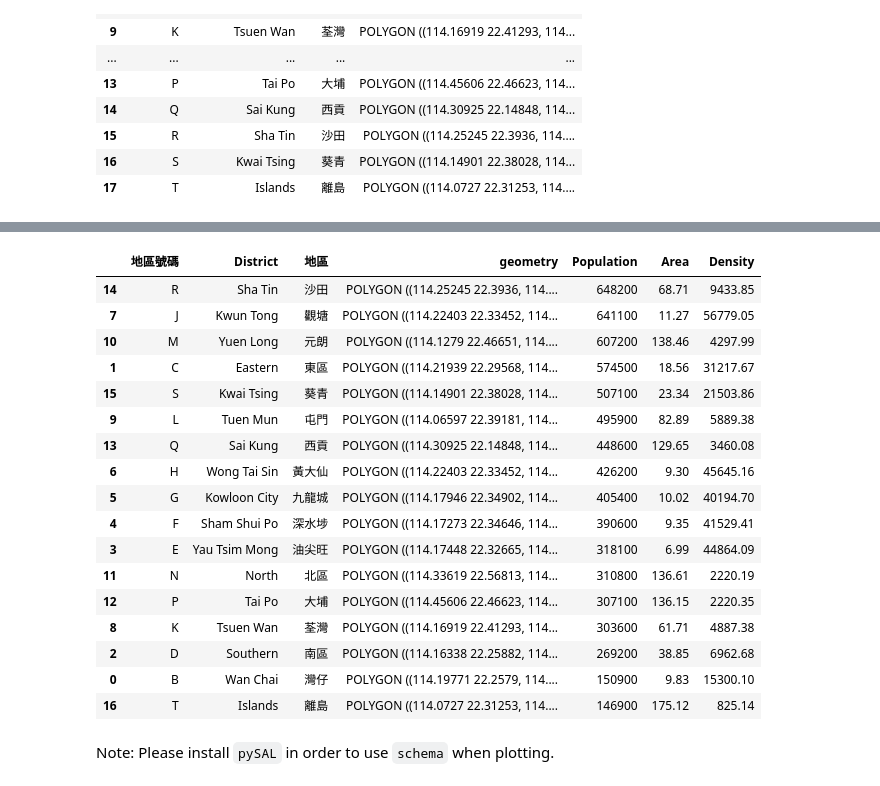
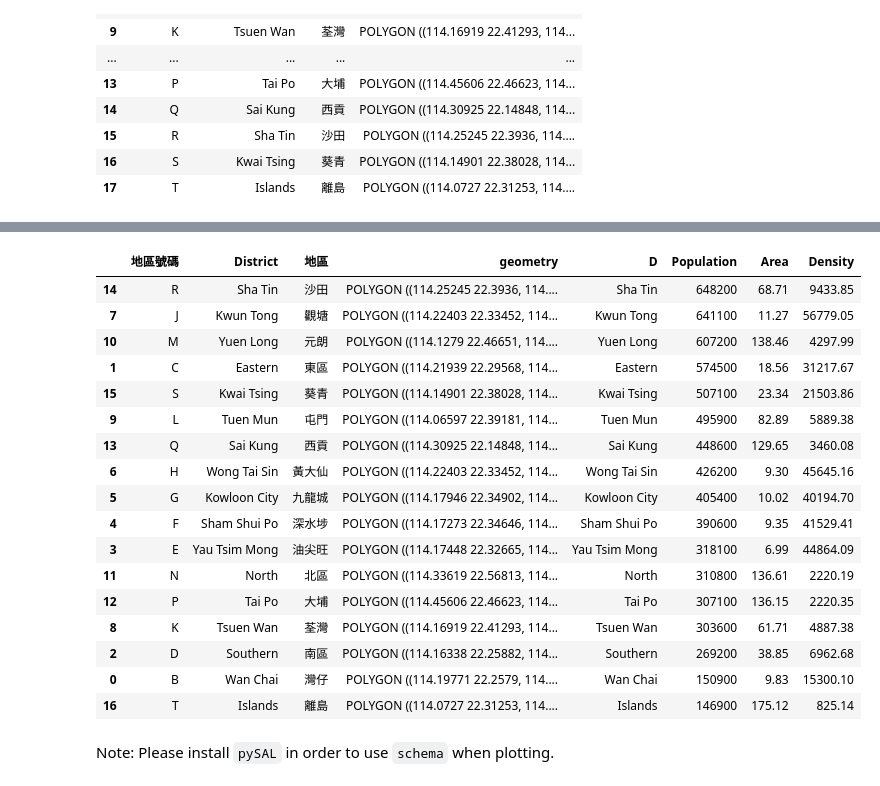
Before and after one commit to KFCMike/python-for-hkpug, a Jupyter notebook: Data Visualization.ipynb, the cells around one changed output, grey strips where cells are left out. Saved outputs shown, nothing was run; the diff lists cells and outputs as text; code cells hidden in the pictures.

```diff
--- a/Data Visualization.ipynb
+++ b/Data Visualization.ipynb
@@ -107,27 +130,28 @@ You should consider upgrading via the 'pip install --upgrade pip' command.
 # %%
 population = pd.read_csv('Population.csv')
-hkg2 = hkg.merge(population, on='District')
+population.columns = ['D', 'Chinese', 'Population', 'Area', 'Density']
+hkg2 = hkg.merge(population, left_on='District', right_on='D')
 del hkg2['Chinese']
 hkg2.sort_values(by='Population', ascending=False)
 # %% [output]
-|  | 地區號碼 | District | 地區 | geometry | Population | Area | Density |
-| 14 | R | Sha Tin | 沙田 | POLYGON ((114.25245 22.3936, 114.... | 648200 | 68.71 | 9433.85 |
-| 7 | J | Kwun Tong | 觀塘 | POLYGON ((114.22403 22.33452, 114... | 641100 | 11.27 | 56779.05 |
-| 10 | M | Yuen Long | 元朗 | POLYGON ((114.1279 22.46651, 114.... | 607200 | 138.46 | 4297.99 |
-| 1 | C | Eastern | 東區 | POLYGON ((114.21939 22.29568, 114... | 574500 | 18.56 | 31217.67 |
-| 15 | S | Kwai Tsing | 葵青 | POLYGON ((114.14901 22.38028, 114... | 507100 | 23.34 | 21503.86 |
-| 9 | L | Tuen Mun | 屯門 | POLYGON ((114.06597 22.39181, 114... | 495900 | 82.89 | 5889.38 |
-| 13 | Q | Sai Kung | 西貢 | POLYGON ((114.30925 22.14848, 114... | 448600 | 129.65 | 3460.08 |
-| 6 | H | Wong Tai Sin | 黃大仙 | POLYGON ((114.22403 22.33452, 114... | 426200 | 9.30 | 45645.16 |
-| 5 | G | Kowloon City | 九龍城 | POLYGON ((114.17946 22.34902, 114... | 405400 | 10.02 | 40194.70 |
-| 4 | F | Sham Shui Po | 深水埗 | POLYGON ((114.17273 22.34646, 114... | 390600 | 9.35 | 41529.41 |
-| 3 | E | Yau Tsim Mong | 油尖旺 | POLYGON ((114.17448 22.32665, 114... | 318100 | 6.99 | 44864.09 |
-| 11 | N | North | 北區 | POLYGON ((114.33619 22.56813, 114... | 310800 | 136.61 | 2220.19 |
-| 12 | P | Tai Po | 大埔 | POLYGON ((114.45606 22.46623, 114... | 307100 | 136.15 | 2220.35 |
-| 8 | K | Tsuen Wan | 荃灣 | POLYGON ((114.16919 22.41293, 114... | 303600 | 61.71 | 4887.38 |
-| 2 | D | Southern | 南區 | POLYGON ((114.16338 22.25882, 114... | 269200 | 38.85 | 6962.68 |
-| 0 | B | Wan Chai | 灣仔 | POLYGON ((114.19771 22.2579, 114.... | 150900 | 9.83 | 15300.10 |
-| 16 | T | Islands | 離島 | POLYGON ((114.0727 22.31253, 114.... | 146900 | 175.12 | 825.14 |
+|  | 地區號碼 | District | 地區 | geometry | D | Population | Area | Density |
+| 14 | R | Sha Tin | 沙田 | POLYGON ((114.25245 22.3936, 114.... | Sha Tin | 648200 | 68.71 | 9433.85 |
+| 7 | J | Kwun Tong | 觀塘 | POLYGON ((114.22403 22.33452, 114... | Kwun Tong | 641100 | 11.27 | 56779.05 |
+| 10 | M | Yuen Long | 元朗 | POLYGON ((114.1279 22.46651, 114.... | Yuen Long | 607200 | 138.46 | 4297.99 |
+| 1 | C | Eastern | 東區 | POLYGON ((114.21939 22.29568, 114... | Eastern | 574500 | 18.56 | 31217.67 |
+| 15 | S | Kwai Tsing | 葵青 | POLYGON ((114.14901 22.38028, 114... | Kwai Tsing | 507100 | 23.34 | 21503.86 |
+| 9 | L | Tuen Mun | 屯門 | POLYGON ((114.06597 22.39181, 114... | Tuen Mun | 495900 | 82.89 | 5889.38 |
+| 13 | Q | Sai Kung | 西貢 | POLYGON ((114.30925 22.14848, 114... | Sai Kung | 448600 | 129.65 | 3460.08 |
+| 6 | H | Wong Tai Sin | 黃大仙 | POLYGON ((114.22403 22.33452, 114... | Wong Tai Sin | 426200 | 9.30 | 45645.16 |
+| 5 | G | Kowloon City | 九龍城 | POLYGON ((114.17946 22.34902, 114... | Kowloon City | 405400 | 10.02 | 40194.70 |
+| 4 | F | Sham Shui Po | 深水埗 | POLYGON ((114.17273 22.34646, 114... | Sham Shui Po | 390600 | 9.35 | 41529.41 |
+| 3 | E | Yau Tsim Mong | 油尖旺 | POLYGON ((114.17448 22.32665, 114... | Yau Tsim Mong | 318100 | 6.99 | 44864.09 |
+| 11 | N | North | 北區 | POLYGON ((114.33619 22.56813, 114... | North | 310800 | 136.61 | 2220.19 |
+| 12 | P | Tai Po | 大埔 | POLYGON ((114.45606 22.46623, 114... | Tai Po | 307100 | 136.15 | 2220.35 |
+| 8 | K | Tsuen Wan | 荃灣 | POLYGON ((114.16919 22.41293, 114... | Tsuen Wan | 303600 | 61.71 | 4887.38 |
+| 2 | D | Southern | 南區 | POLYGON ((114.16338 22.25882, 114... | Southern | 269200 | 38.85 | 6962.68 |
+| 0 | B | Wan Chai | 灣仔 | POLYGON ((114.19771 22.2579, 114.... | Wan Chai | 150900 | 9.83 | 15300.10 |
+| 16 | T | Islands | 離島 | POLYGON ((114.0727 22.31253, 114.... | Islands | 146900 | 175.12 | 825.14 |
 # %% [markdown]
 Note: Please install `pySAL` in order to use `schema` when plotting.
 # %%
```
Also changed, not shown: parts of 7 cells of this notebook, 2 other files.
